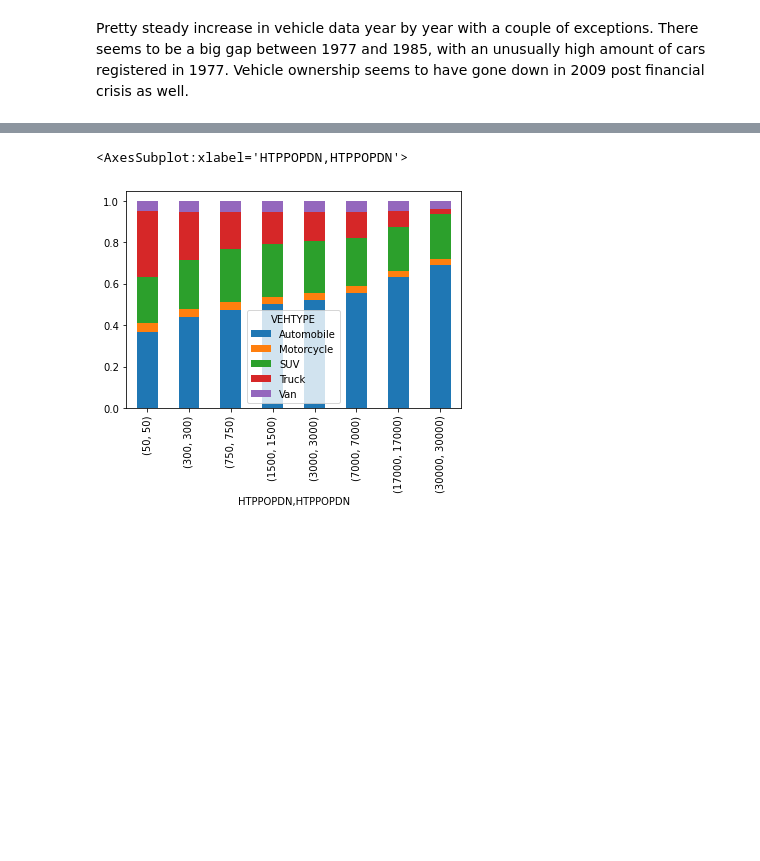
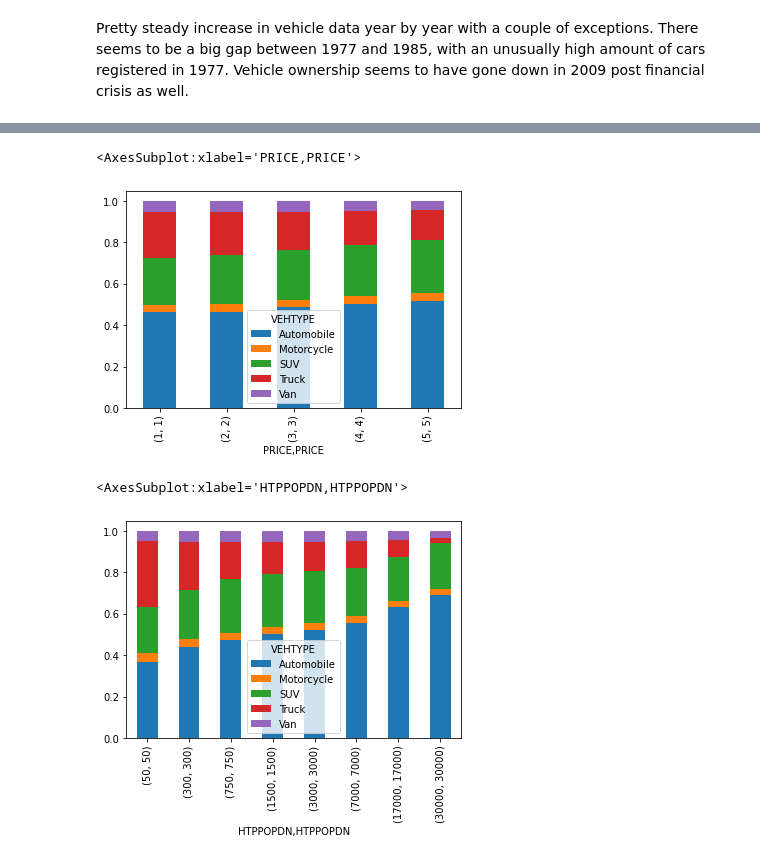
Before and after one commit to ryansliao/DSC-Capstone, a Jupyter notebook: work_files/Ryan NHTS EDA.ipynb, the cells around one changed output, grey strips where cells are left out. Saved outputs shown, nothing was run; the diff lists cells and outputs as text; code cells hidden in the pictures; blank space fills up the shorter version.

```diff
--- a/Ryan NHTS EDA.ipynb
+++ b/work_files/Ryan NHTS EDA.ipynb
@@ -48,3 +72,9 @@ Pretty steady increase in vehicle data year by year with a couple of exceptions.
+# %%
+temp = vehicles_df.groupby(["PRICE", "VEHTYPE"]).count()["HOUSEID"]
+temp.groupby("PRICE").apply(lambda x: x / float(x.sum())).unstack().plot.bar(stacked = True)
+# %% [output]
+<AxesSubplot:xlabel='PRICE,PRICE'>
+[figure, added]
 # %%
 temp = vehicles_df.groupby(["HTPPOPDN", "VEHTYPE"]).count()["HOUSEID"]
 temp.groupby("HTPPOPDN").apply(lambda x: x / float(x.sum())).unstack().plot.bar(stacked = True)
```
Also changed, not shown: parts of 9 cells of this notebook, 17 other files.
